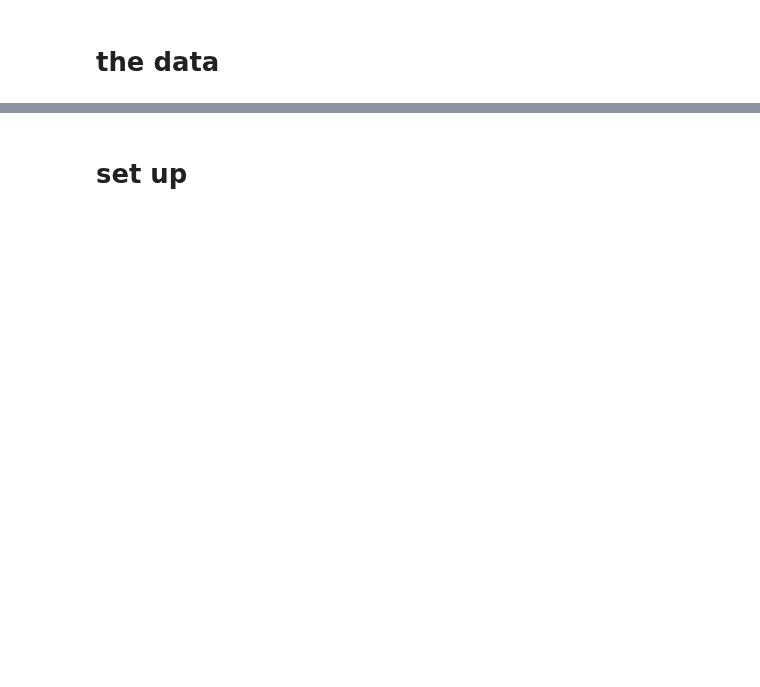
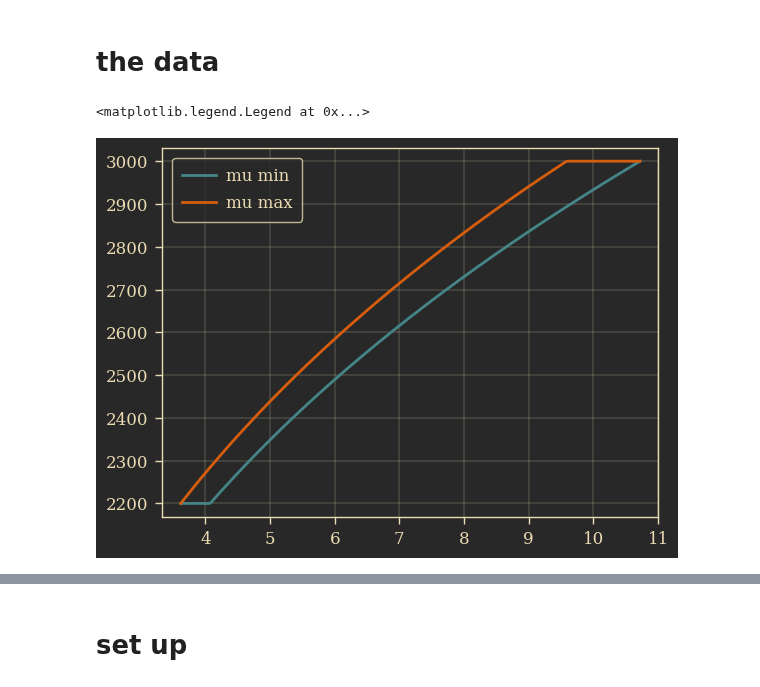
Before and after one commit to codinginrevolt/master_thesis, a Jupyter notebook: gpr/notebooks/virt_obs.ipynb, the cells around one changed output, grey strips where cells are left out. Saved outputs shown, nothing was run; the diff lists cells and outputs as text; code cells hidden in the pictures; blank space fills up the shorter version.

```diff
--- a/gpr/notebooks/virt_obs.ipynb
+++ b/gpr/notebooks/virt_obs.ipynb
@@ -36,22 +46,33 @@ import pandas as pd
 # %% [markdown]
 # the data
 # %%
-grid_size = 25
+grid_size = 400
 
-import numpy as np
-import matplotlib.pyplot as plt
+X_grid = np.geomspace(0.5, 2.0, 40)
 
-n_pqcd_grid = np.linspace(25, 40, grid_size) * 0.16   # fm⁻³
-X_grid = np.geomspace(0.5, 2.0, 40)              # or use np.geomspace
+n_raw_all = []
+cs2_raw_all = []
 
-cs2_family = []
+# Collect all n_raw and cs2_raw
 for X in X_grid:
     n_raw, cs2_raw = pp.get_pqcd(X)
-    n_raw = n_raw * 0.16                        # convert to fm⁻³
+    n_raw = n_raw * 0.16  # fm⁻³
+    n_raw_all.append(n_raw)
+    cs2_raw_all.append(cs2_raw)
+
+# Find global min and max
+n_raw_min = min(arr.min() for arr in n_raw_all)
+n_raw_max = max(arr.max() for arr in n_raw_all)
+
+n_pqcd_grid = np.linspace(n_raw_min, n_raw_max, grid_size)
+
+# Now interpolate
+cs2_family = []
+for n_raw, cs2_raw in zip(n_raw_all, cs2_raw_all):
     cs2_interp = np.interp(n_pqcd_grid, n_raw, cs2_raw)
     cs2_family.append(cs2_interp)
 
-cs2_family = np.array(cs2_family)               # shape: (n_X, n_n)
+cs2_family = np.array(cs2_family)
 cs2_min = cs2_family.min(axis=0)
 cs2_max = cs2_family.max(axis=0)
 
@@ -67,3 +88,10 @@ for X in X_grid:
 mu_family = np.array(mu_family)               # shape: (n_X, n_n)
 mu_min = mu_family.min(axis=0)
 mu_max = mu_family.max(axis=0)
+# %%
+plt.plot(n_pqcd_grid, mu_min, label='mu min')
+plt.plot(n_pqcd_grid, mu_max, label='mu max')
+plt.legend()
+# %% [output]
+<matplotlib.legend.Legend at 0x...>
+[figure, added]
```
Also changed, not shown: parts of 86 cells of this notebook, 9 other files.
